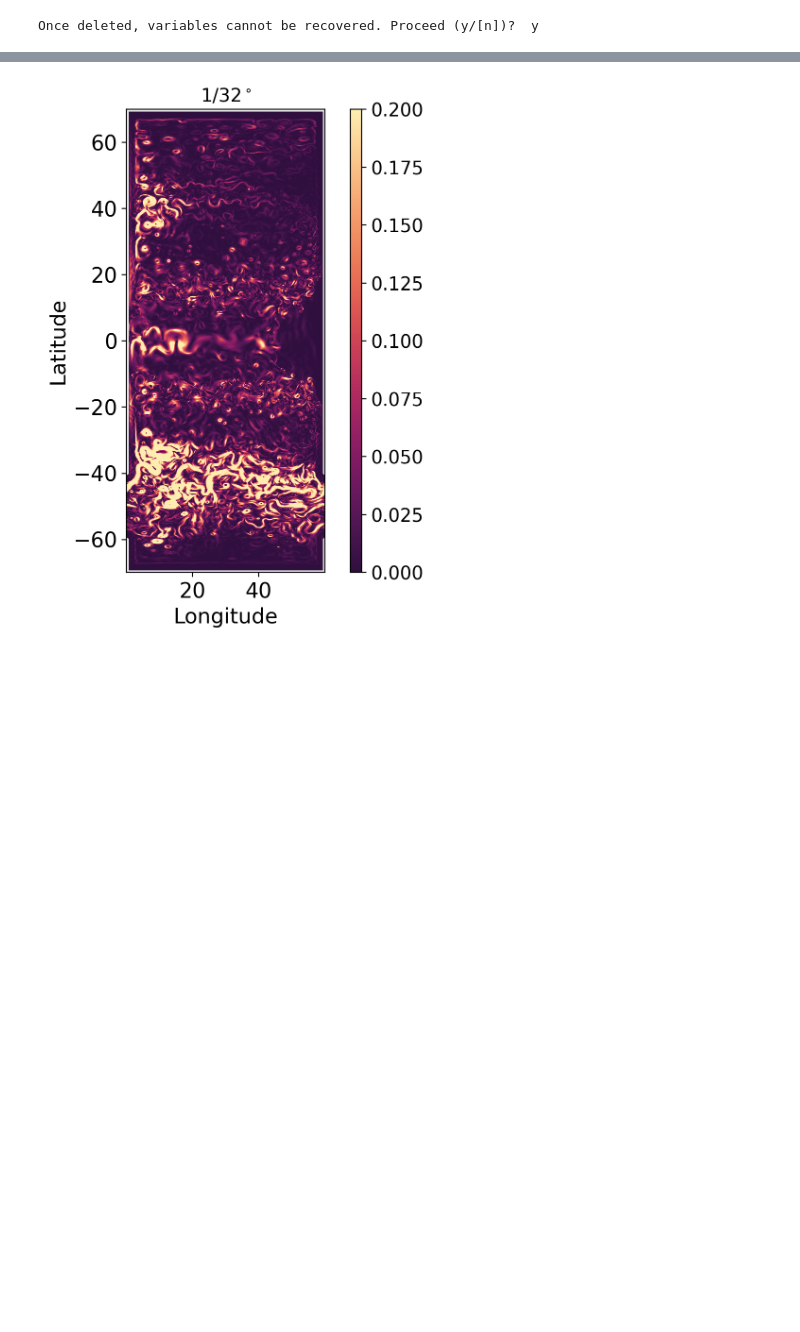
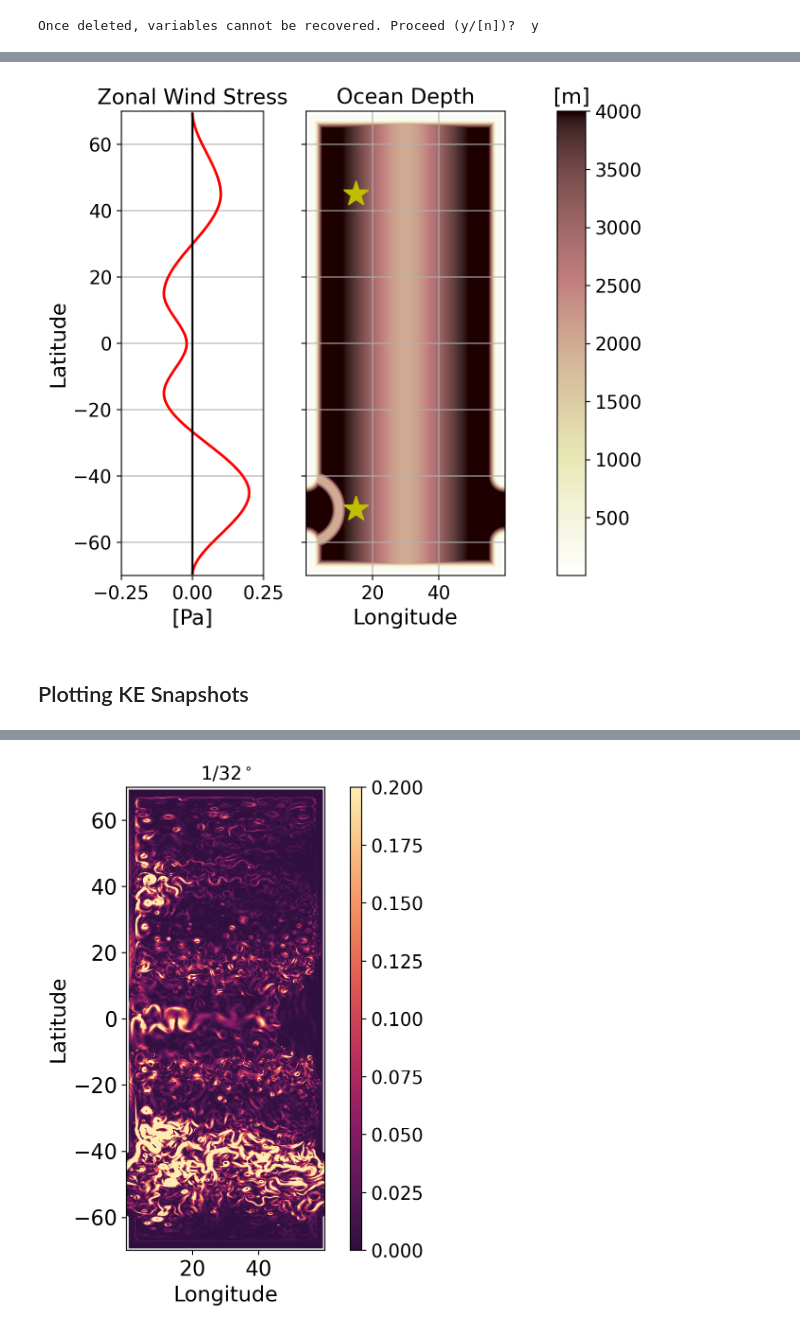
Before and after one commit to ElizabethYankovsky/Neverworld2-Analysis, a Jupyter notebook: KE_layers.ipynb, the cells around one changed output, grey strips where cells are left out. Drawn from its saved outputs; the diff is of its cells as text; code cells hidden in the pictures; blank space fills up the shorter version.

```diff
--- a/KE_layers.ipynb
+++ b/KE_layers.ipynb
@@ -123,0 +126,44 @@ KE_short.shape
+# %%
+#Plotting zonal wind forcing (taux)
+fig = plt.figure(figsize=(10, 7), dpi=200, facecolor='w', edgecolor='k')
+ax1 = fig.add_axes([0.15,0.2,0.15,0.7]) #left, bottom, width, height
+#ax2 = fig.add_axes([.46, 0.2, 0.03, 0.7])
+
+ax3 = fig.add_axes([0.3,0.2,0.3,0.7])
+ax4 = fig.add_axes([.61, 0.2, 0.03, 0.7])
+
+ax1.set_title('Zonal Wind Stress',fontsize=16)
+ax1.set_ylabel('Latitude',fontsize=16)
+ax1.set_xlabel('[Pa]',fontsize=16)
+
+ax1.tick_params(labelsize=14);
+ax1.set_xlim([-0.25,.25])
+ax1.set_ylim([-70,70])
+plotted =ax1.plot(taux[:,100],taux.yh,'r',linewidth=2)
+plotted =ax1.plot(taux[:,100]*0,taux.yh,'k')
+
+
+
+#
+plotted =ax3.pcolor(xh,yh,depth,cmap='pink_r')
+ax3.plot(taux.xh[120],taux.yh[920],'*',Markersize=20,color='y')
+ax3.plot(taux.xh[120],taux.yh[160],'*',Markersize=20,color='y')
+ax3.set_aspect('equal', 'box')
+cbar = plt.colorbar(mappable=plotted, cax=ax4, orientation = 'vertical');
+cbar.ax.tick_params(labelsize=14);
+ax3.set_title('Ocean Depth',fontsize=16)
+ax4.set_title('[m]',fontsize=16)
+ax3.set_xlabel('Longitude',fontsize=16)
+ax3.axes.yaxis.set_ticklabels([])
+
+ax3.set_ylim([-70,70])
+ax3.tick_params(labelsize=14);
+ax4.tick_params(labelsize=14)
+ax1.grid('on')
+ax3.grid('on')
+plt.show()
+#fig.savefig('taux.png')
+# %% [output]
+[figure, added]
+# %% [markdown]
+## Plotting KE Snapshots
```
Also changed, not shown: parts of 26 cells of this notebook, 27 other files.
